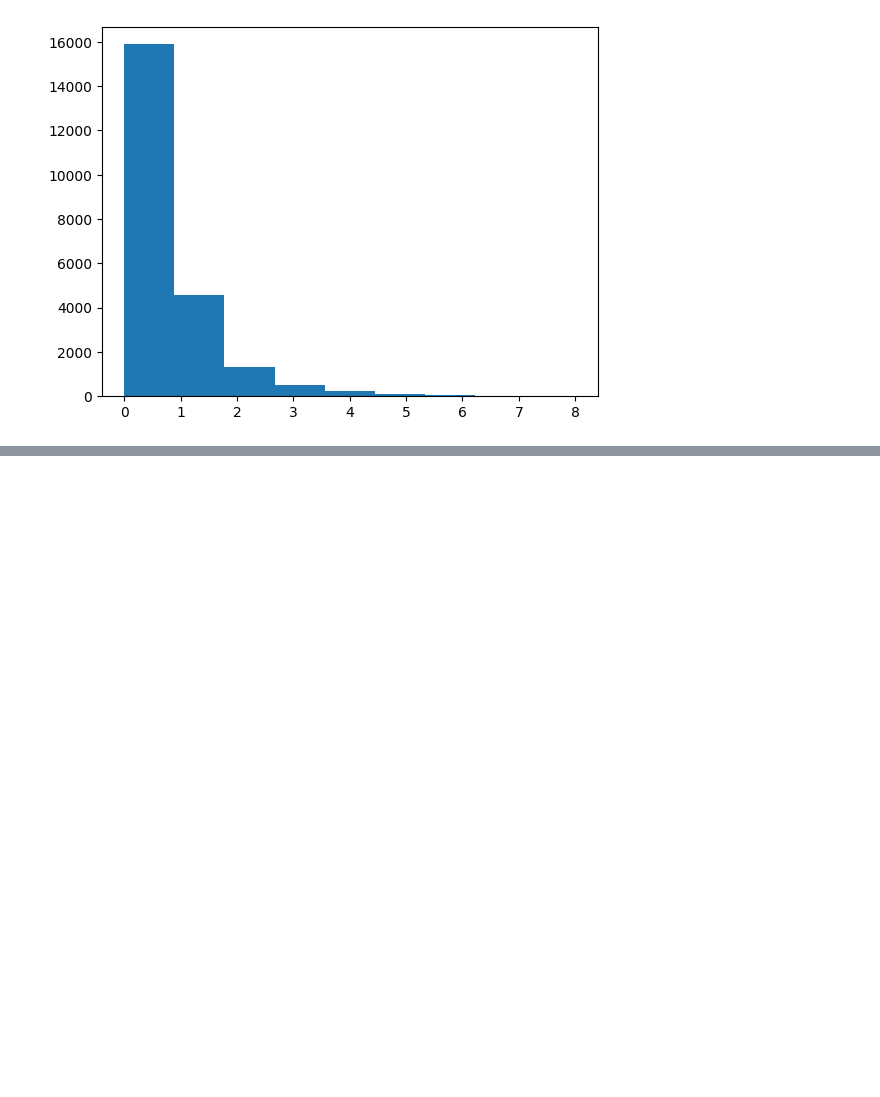
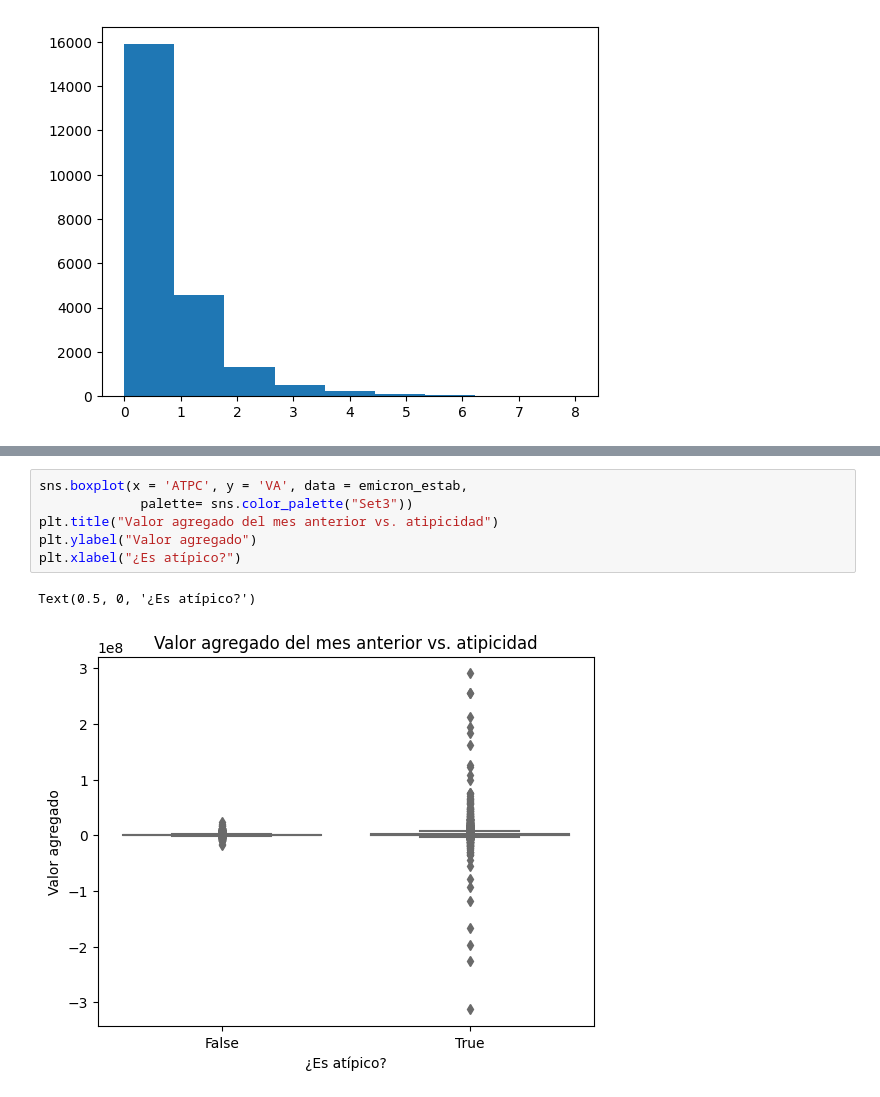
Before and after one commit to caravilaga/Repositorio_DANE, a Jupyter notebook: Descripcion emicron/Descripción emicron 22.ipynb, the cells around one changed output, grey strips where cells are left out. Drawn from its saved outputs; the diff is of its cells as text; blank space fills up the shorter version.

```diff
--- a/Descripcion emicron/Descripción emicron 22.ipynb
+++ b/Descripcion emicron/Descripción emicron 22.ipynb
@@ -805,0 +987,9 @@ plt.show()
+# %%
+sns.boxplot(x = 'ATPC', y = 'VA', data = emicron_estab,
+             palette= sns.color_palette("Set3"))
+plt.title("Valor agregado del mes anterior vs. atipicidad")
+plt.ylabel("Valor agregado")
+plt.xlabel("¿Es atípico?")
+# %% [output]
+Text(0.5, 0, '¿Es atípico?')
+[figure, added]
```
Also changed, not shown: parts of 51 cells of this notebook, 6 other files.
